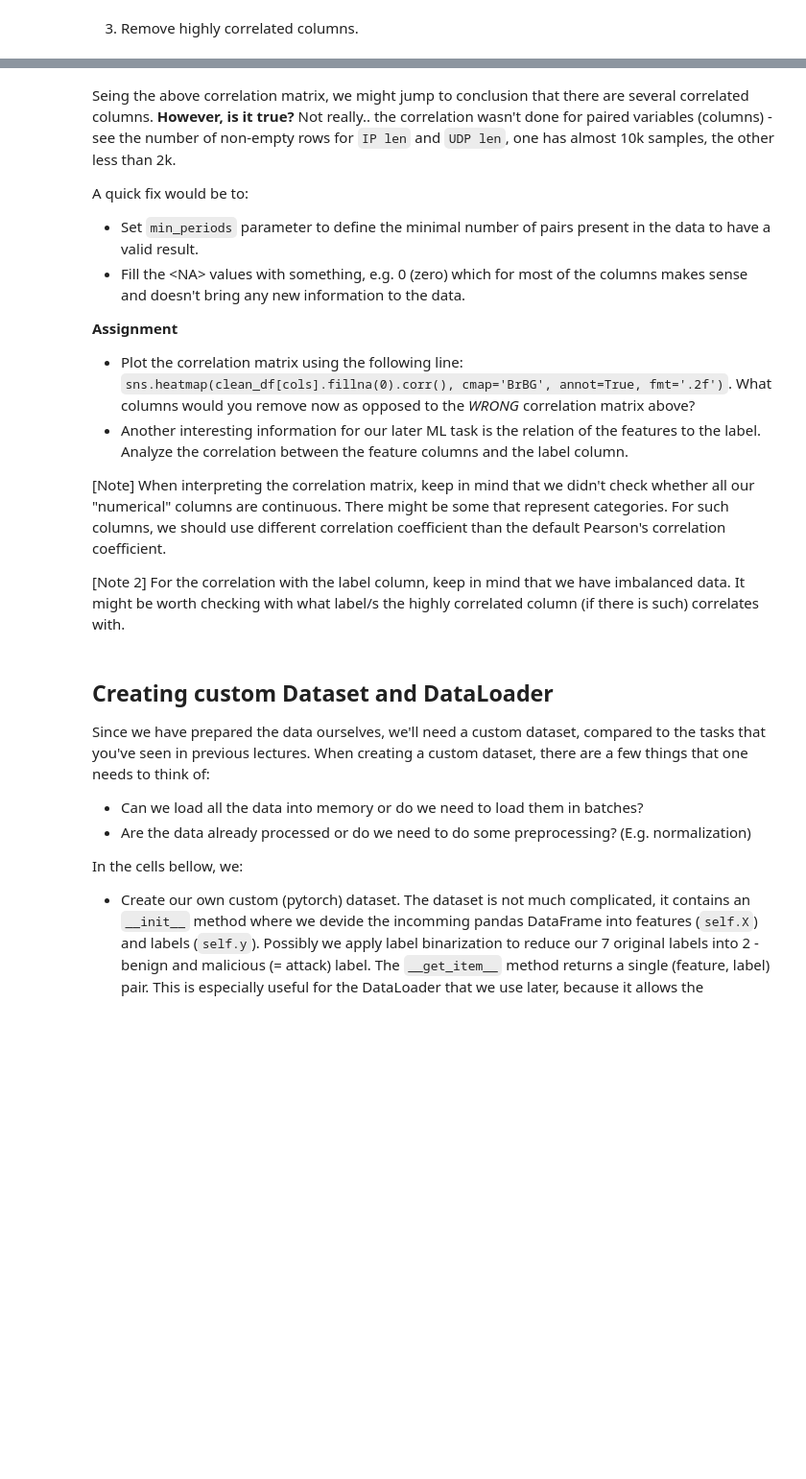
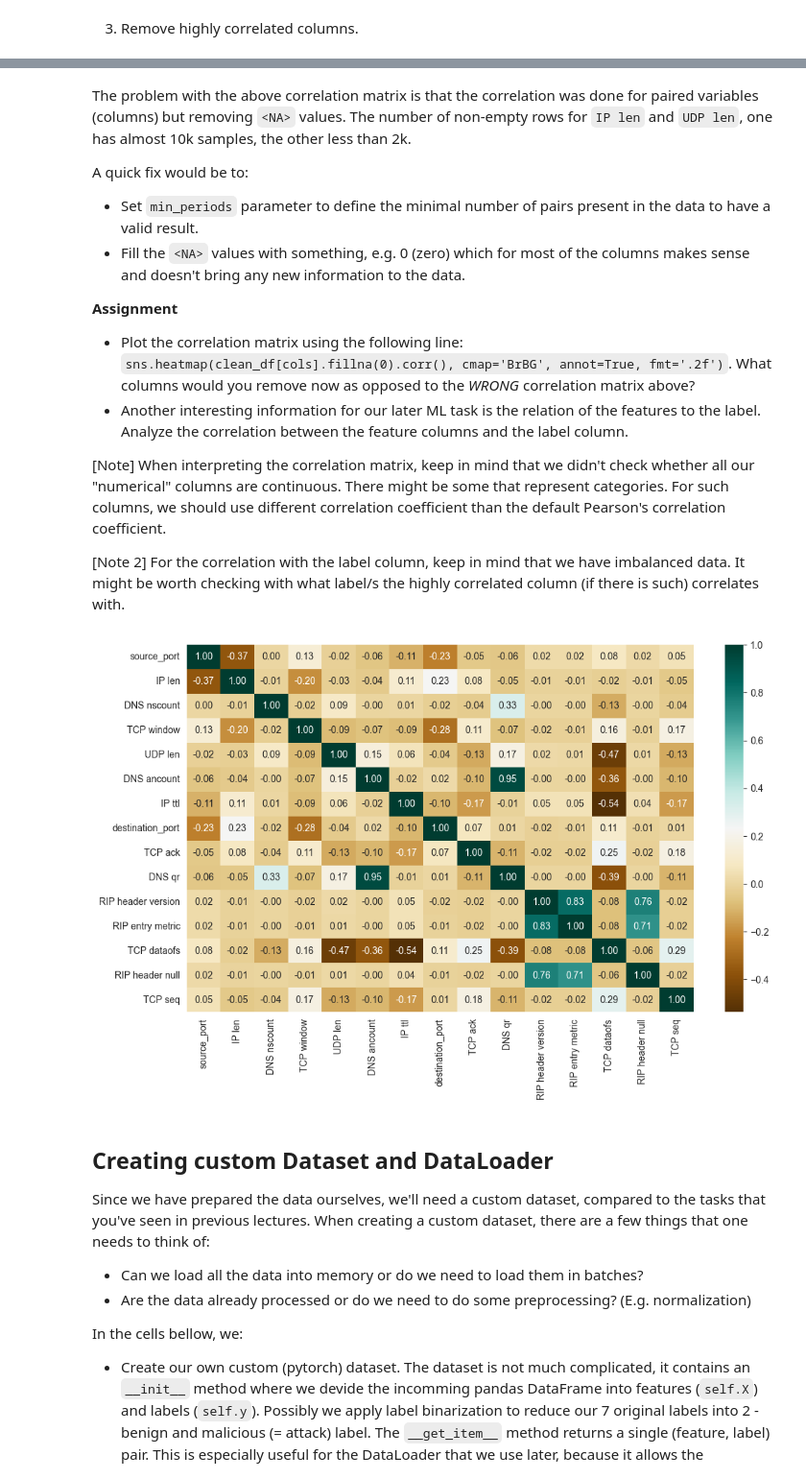
Before and after one commit to batrlaluk/fjfi-practical-ml-lecture, a Jupyter notebook: FJFI_practical_ML_class.ipynb, the cells around one changed output, grey strips where cells are left out. Shown: that part at 96% size. Cells and saved outputs as stored; diff of their text form; code cells hidden in the pictures; blank space fills up the shorter version.

```diff
--- a/FJFI_practical_ML_class.ipynb
+++ b/FJFI_practical_ML_class.ipynb
@@ -276,9 +352,9 @@ plt.show()
 # %% [markdown]
-Seing the above correlation matrix, we might jump to conclusion that there are several correlated columns. **However, is it true?** Not really.. the correlation wasn't done for paired variables (columns) - see the number of non-empty rows for `IP len` and `UDP len`, one has almost 10k samples, the other less than 2k.
+The problem with the above correlation matrix is that the correlation was done for paired variables (columns) but removing `<NA>` values. The number of non-empty rows for `IP len` and `UDP len`, one has almost 10k samples, the other less than 2k.
 
 A quick fix would be to:
 * Set `min_periods` parameter to define the minimal number of pairs present in the data to have a valid result.
-* Fill the \<NA> values with something, e.g. 0 (zero) which for most of the columns makes sense and doesn't bring any new information to the data.
+* Fill the `<NA>` values with something, e.g. 0 (zero) which for most of the columns makes sense and doesn't bring any new information to the data.
 
 **Assignment**
 * Plot the correlation matrix using the following line: `sns.heatmap(clean_df[cols].fillna(0).corr(), cmap='BrBG', annot=True, fmt='.2f')`. What columns would you remove now as opposed to the *WRONG* correlation matrix above?
@@ -292,2 +366,9 @@ A quick fix would be to:
+# %%
+## Placeholder for the first assignment
+plt.figure(figsize=(12,7))
+sns.heatmap(clean_df[cols].fillna(0).corr(), cmap='BrBG', annot=True, fmt='.2f')
+plt.show()
+# %% [output]
+[figure, added]
 # %%
 ## Placeholder for the second assignment
```
Also changed, not shown: parts of 37 cells of this notebook, 2 other files.
